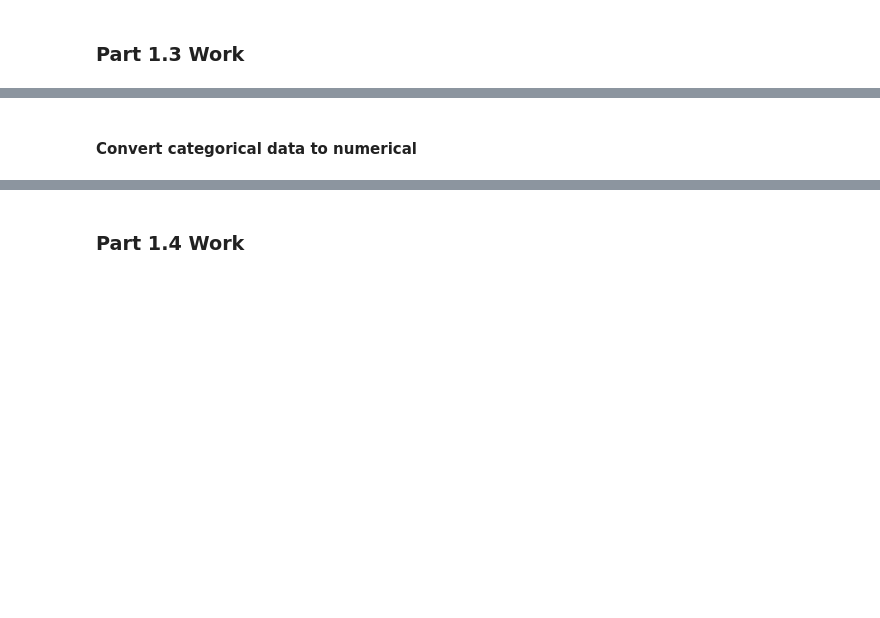
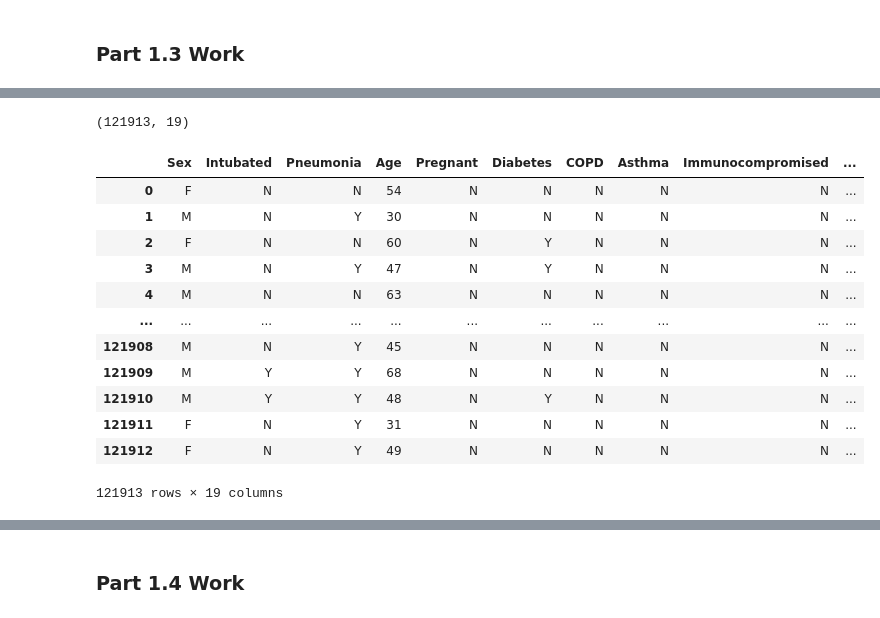
Before and after one commit to ryanquinnnelson/CMU-02718-HW3, a Jupyter notebook: HW_3_ryann.ipynb, the cells around one changed output, grey strips where cells are left out. Cells and saved outputs as stored; diff of their text form; code cells hidden in the pictures; blank space fills up the shorter version.

```diff
--- a/HW_3_ryann.ipynb
+++ b/HW_3_ryann.ipynb
@@ -537 +478,19 @@ df_results
+# %%
+from sklearn.impute import SimpleImputer
+
+
+def impute_data(df):
+    imp = SimpleImputer(strategy="most_frequent")
+
+    # impute missing values
+    ndarray_imputed = imp.fit_transform(df)
+    print(ndarray_imputed.shape)
+
+    # convert back to DataFrame
+    df_imputed = pd.DataFrame(ndarray_imputed, columns=df.columns)
+
+    # convert Age to int64 data type so get_dummies() doesn't treat it as a category
+    df_imputed = df_imputed.astype({'Age': 'int64'})
+
+    return df_imputed
 # %% [markdown]
@@ -557,2 +497,0 @@ df_imputed.info()
-# %% [markdown]
-#### Convert categorical data to numerical
@@ -570 +498,19 @@ def encode_data_2(df):
+# %%
+df_imputed = impute_data(df_original)
+df_imputed
+# %% [output]
+(121913, 19)
+|  | Sex | Intubated | Pneumonia | Age | Pregnant | Diabetes | COPD | Asthma | Immunocompromised | ... |
+| 0 | F | N | N | 54 | N | N | N | N | N | ... |
+| 1 | M | N | Y | 30 | N | N | N | N | N | ... |
+| 2 | F | N | N | 60 | N | Y | N | N | N | ... |
+| 3 | M | N | Y | 47 | N | Y | N | N | N | ... |
+| 4 | M | N | N | 63 | N | N | N | N | N | ... |
+| ... | ... | ... | ... | ... | ... | ... | ... | ... | ... | ... |
+| 121908 | M | N | Y | 45 | N | N | N | N | N | ... |
+| 121909 | M | Y | Y | 68 | N | N | N | N | N | ... |
+| 121910 | M | Y | Y | 48 | N | Y | N | N | N | ... |
+| 121911 | F | N | Y | 31 | N | N | N | N | N | ... |
+| 121912 | F | N | Y | 49 | N | N | N | N | N | ... |
+121913 rows × 19 columns
 # %%
```
Also changed, not shown: parts of 120 cells of this notebook.
